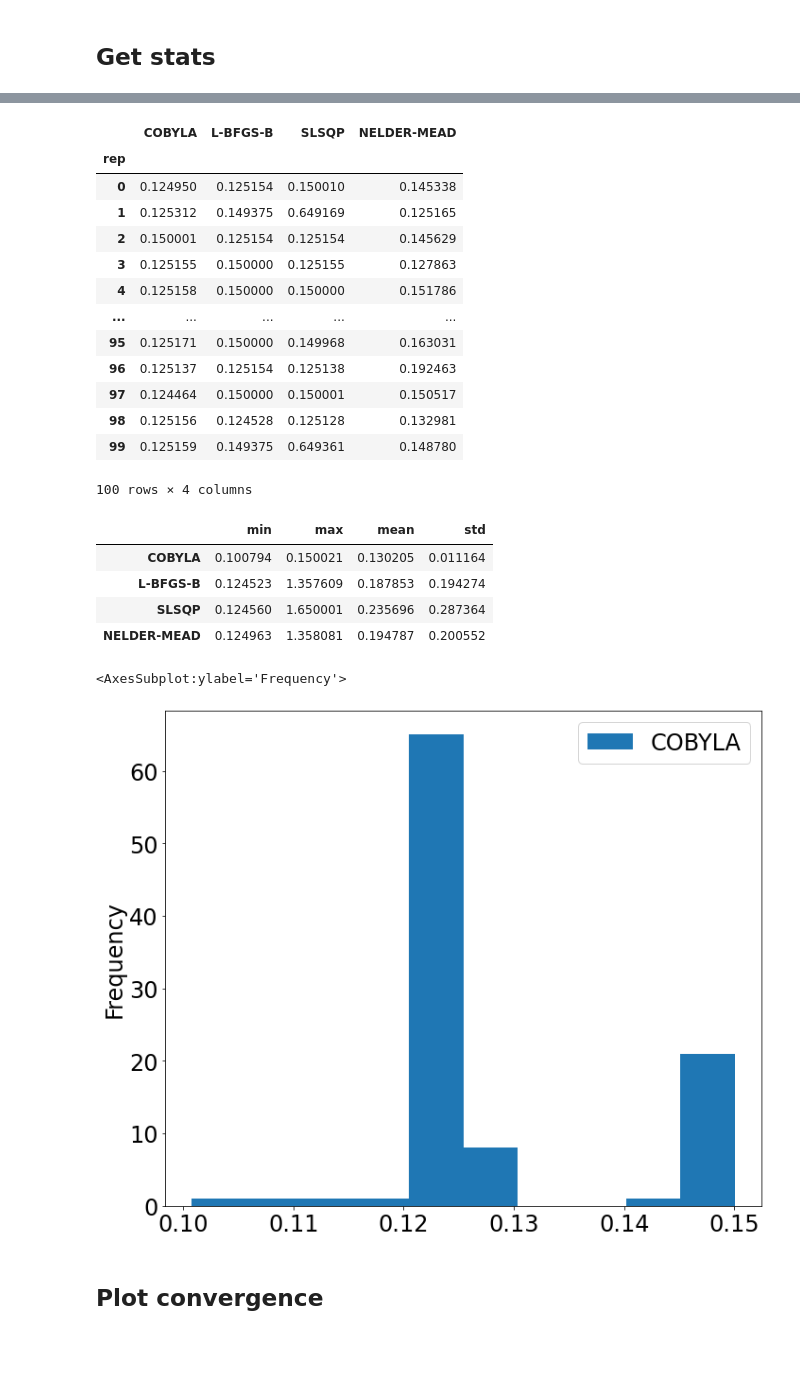
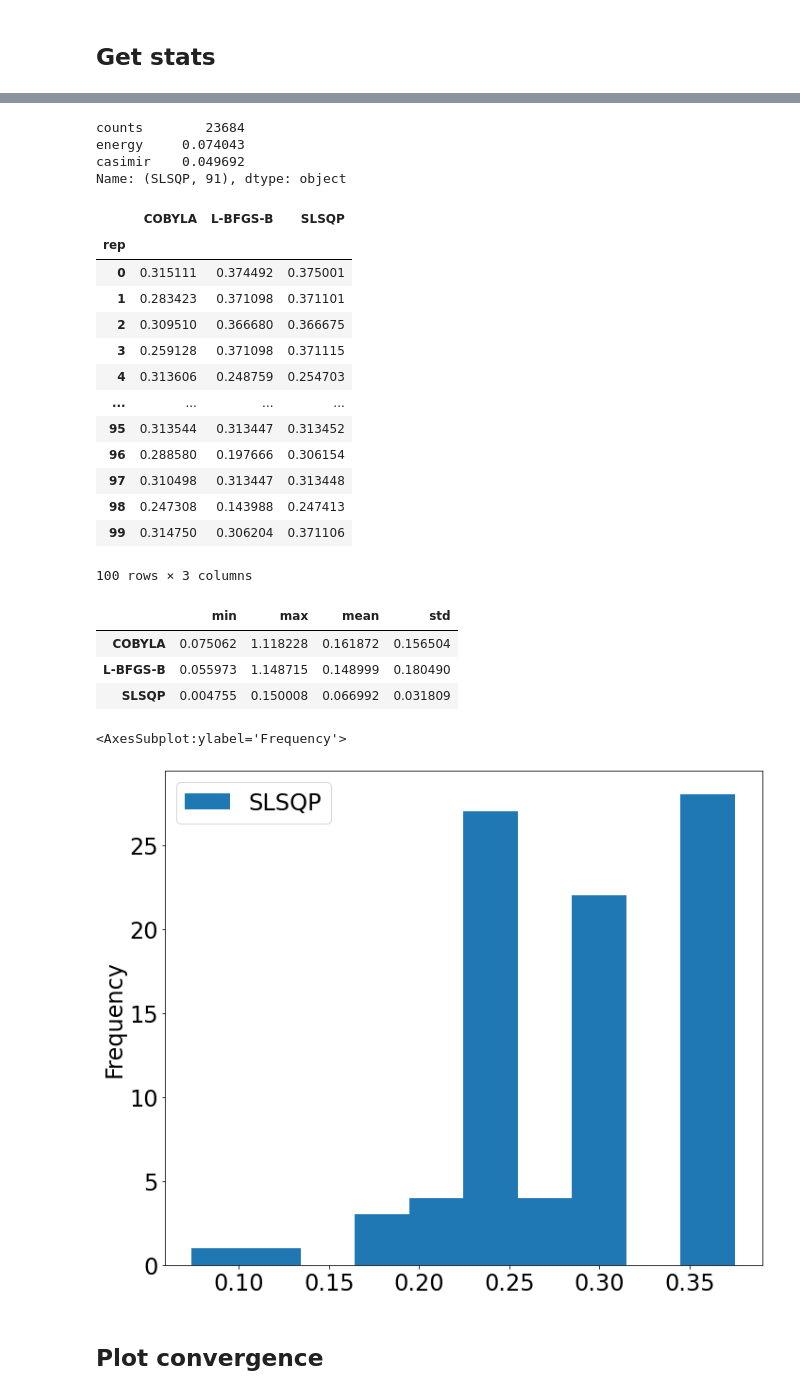
Before and after one commit to erinaldi/bmn2-qiskit, a Jupyter notebook: notebooks/00_figures.ipynb, the cells around one changed output, grey strips where cells are left out. Cells and saved outputs as stored; diff of their text form; code cells hidden in the pictures; blank space fills up the shorter version.

```diff
--- a/notebooks/00_figures.ipynb
+++ b/notebooks/00_figures.ipynb
@@ -77,8 +78,8 @@ def collect_data(
 # %% [markdown]
 Parameters
 # %%
-depth = 3
-g2N = 0.2
+depth = 5
+g2N = 0.5
 varform = ['ry','rz']
 nrep = 100
 maxit = 10000
@@ -101,6 +102,7 @@ df.plot.scatter(x='counts',y='energy',marker='.')
 # %% [markdown]
 Collect multiple data in one frame
 # %%
-opt_label = ["COBYLA", "L-BFGS-B","SLSQP","NELDER-MEAD"]
+opt_label = ["COBYLA", "L-BFGS-B","SLSQP"]#,"NELDER-MEAD"]
+# opt_label = ["COBYLA", "L-BFGS-B","SLSQP","NELDER-MEAD"]
 # opt_label = ["COBYLA"]
 result = collect_data(opt_label,params,h5=False)
@@ -141,4 +175,11 @@ NELDER-MEAD    0.124963
 Name: energy, dtype: float64
+# %%
+result.sort_values(by='energy').iloc[0]
+# %% [output]
+counts        23684
+energy     0.074043
+casimir    0.049692
+Name: (SLSQP, 91), dtype: object
 # %%
 gs = dict()
 for r in opt_label:
@@ -147,33 +188,32 @@ gsdf = pd.DataFrame.from_dict(gs, dtype=float)
 # %%
 gsdf
 # %% [output]
-|  | COBYLA | L-BFGS-B | SLSQP | NELDER-MEAD |
-| rep |  |  |  |  |
-| 0 | 0.124950 | 0.125154 | 0.150010 | 0.145338 |
-| 1 | 0.125312 | 0.149375 | 0.649169 | 0.125165 |
-| 2 | 0.150001 | 0.125154 | 0.125154 | 0.145629 |
-| 3 | 0.125155 | 0.150000 | 0.125155 | 0.127863 |
-| 4 | 0.125158 | 0.150000 | 0.150000 | 0.151786 |
-| ... | ... | ... | ... | ... |
-| 95 | 0.125171 | 0.150000 | 0.149968 | 0.163031 |
-| 96 | 0.125137 | 0.125154 | 0.125138 | 0.192463 |
-| 97 | 0.124464 | 0.150000 | 0.150001 | 0.150517 |
-| 98 | 0.125156 | 0.124528 | 0.125128 | 0.132981 |
-| 99 | 0.125159 | 0.149375 | 0.649361 | 0.148780 |
+|  | COBYLA | L-BFGS-B | SLSQP |
+| rep |  |  |  |
+| 0 | 0.315111 | 0.374492 | 0.375001 |
+| 1 | 0.283423 | 0.371098 | 0.371101 |
+| 2 | 0.309510 | 0.366680 | 0.366675 |
+| 3 | 0.259128 | 0.371098 | 0.371115 |
+| 4 | 0.313606 | 0.248759 | 0.254703 |
+| ... | ... | ... | ... |
+| 95 | 0.313544 | 0.313447 | 0.313452 |
+| 96 | 0.288580 | 0.197666 | 0.306154 |
+| 97 | 0.310498 | 0.313447 | 0.313448 |
+| 98 | 0.247308 | 0.143988 | 0.247413 |
+| 99 | 0.314750 | 0.306204 | 0.371106 |
-100 rows × 4 columns
+100 rows × 3 columns
 # %%
 gsdf.describe().T[["min","max","mean","std"]]
 # %% [output]
 |  | min | max | mean | std |
-| COBYLA | 0.100794 | 0.150021 | 0.130205 | 0.011164 |
-| L-BFGS-B | 0.124523 | 1.357609 | 0.187853 | 0.194274 |
-| SLSQP | 0.124560 | 1.650001 | 0.235696 | 0.287364 |
-| NELDER-MEAD | 0.124963 | 1.358081 | 0.194787 | 0.200552 |
+| COBYLA | 0.075062 | 1.118228 | 0.161872 | 0.156504 |
+| L-BFGS-B | 0.055973 | 1.148715 | 0.148999 | 0.180490 |
+| SLSQP | 0.004755 | 0.150008 | 0.066992 | 0.031809 |
 # %%
-gsdf.sort_values(by=['COBYLA'],ascending=True).iloc[:-1].plot.hist(y='COBYLA')
+gsdf.sort_values(by=['SLSQP'],ascending=True).iloc[:-10].plot.hist(y='SLSQP')
 # %% [output]
 <AxesSubplot:ylabel='Frequency'>
-[figure, old version]
+[figure, new version]
 # %% [markdown]
 ## Plot convergence
 # %%
```
Also changed, not shown: parts of 12 cells of this notebook.
